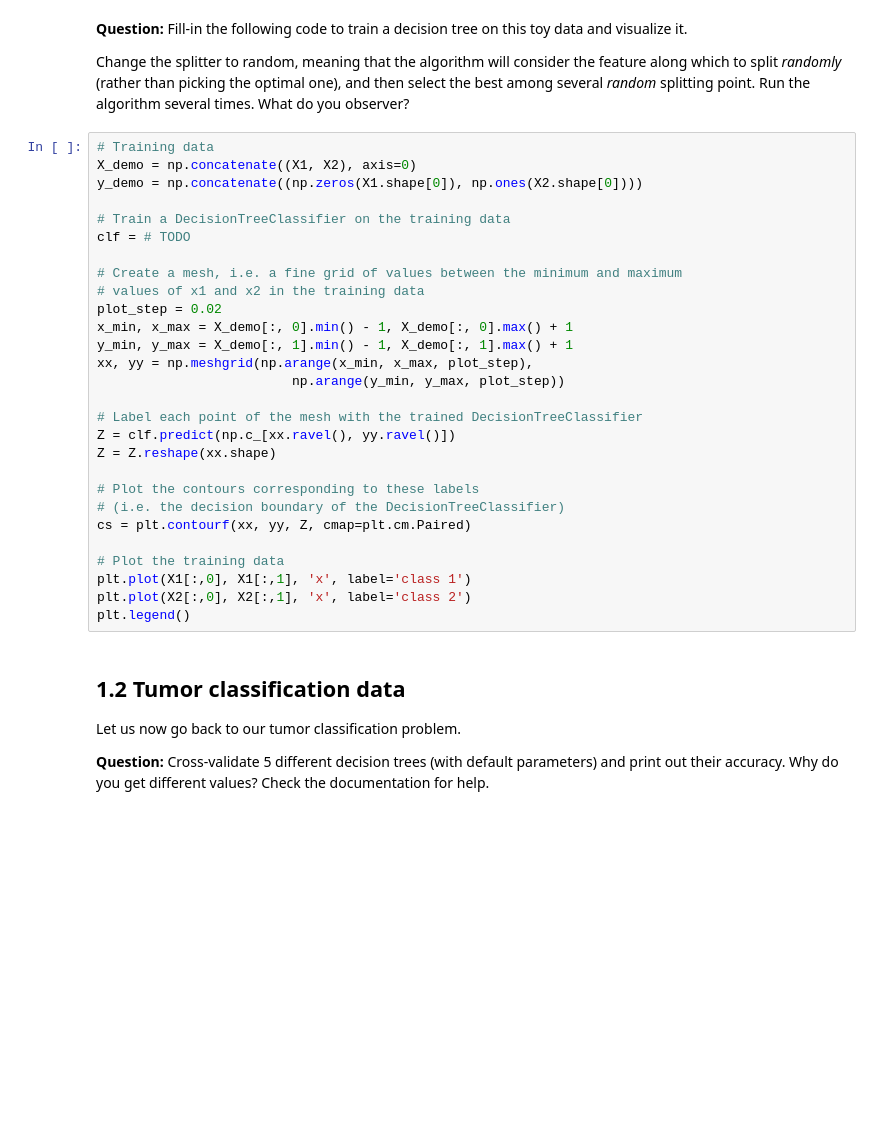
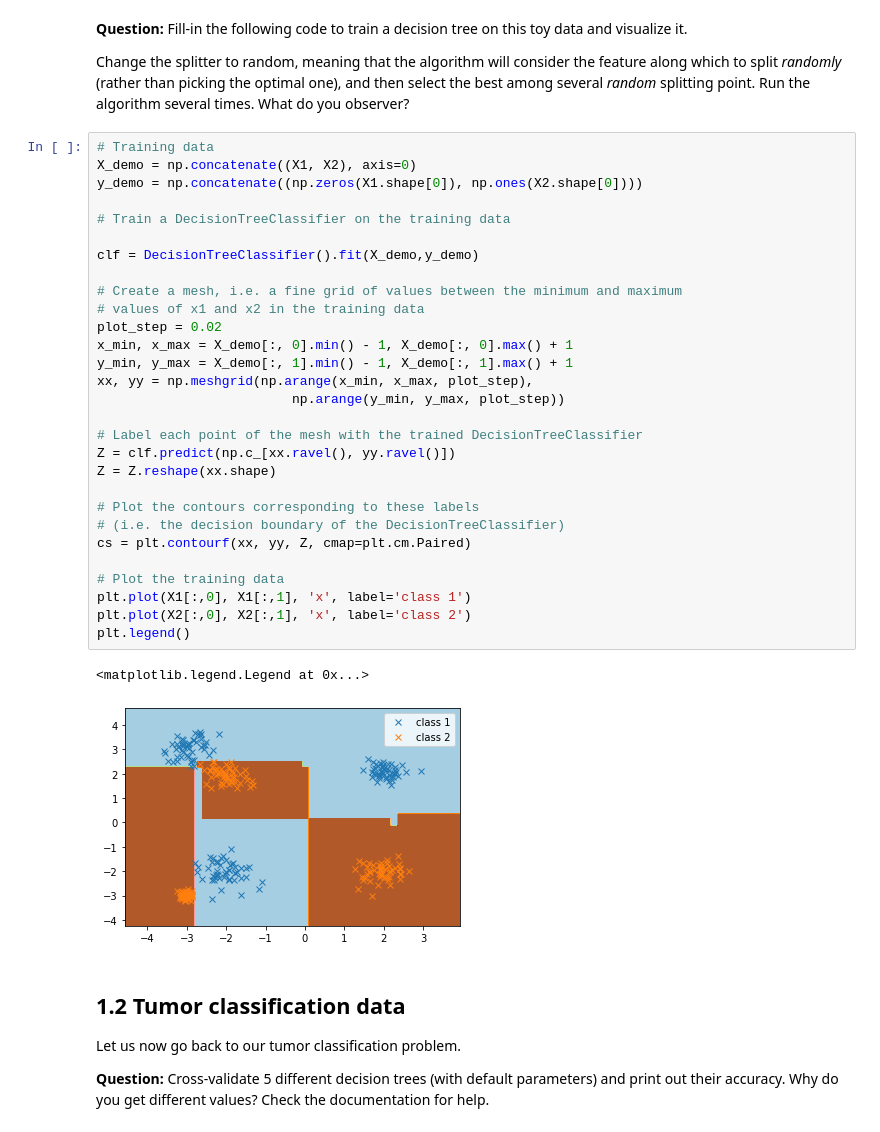
Before and after one commit to abdeljelilmaadi/2022-mines-HPC-AI-TD, a Jupyter notebook: 06-TreesAndForests.ipynb, the cells around one changed output. Cells and saved outputs as stored; diff of their text form; blank space fills up the shorter version.

```diff
--- a/06-TreesAndForests.ipynb
+++ b/06-TreesAndForests.ipynb
@@ -128,31 +141,35 @@ Change the splitter to random, meaning that the algorithm will consider the feat
 # %%
 # Training data
 X_demo = np.concatenate((X1, X2), axis=0)
 y_demo = np.concatenate((np.zeros(X1.shape[0]), np.ones(X2.shape[0])))
 
 # Train a DecisionTreeClassifier on the training data
-clf = # TODO
+
+clf = DecisionTreeClassifier().fit(X_demo,y_demo)
 
 # Create a mesh, i.e. a fine grid of values between the minimum and maximum
 # values of x1 and x2 in the training data
 plot_step = 0.02
 x_min, x_max = X_demo[:, 0].min() - 1, X_demo[:, 0].max() + 1
 y_min, y_max = X_demo[:, 1].min() - 1, X_demo[:, 1].max() + 1
 xx, yy = np.meshgrid(np.arange(x_min, x_max, plot_step),
                          np.arange(y_min, y_max, plot_step))
 
 # Label each point of the mesh with the trained DecisionTreeClassifier
 Z = clf.predict(np.c_[xx.ravel(), yy.ravel()])
 Z = Z.reshape(xx.shape)
 
 # Plot the contours corresponding to these labels
 # (i.e. the decision boundary of the DecisionTreeClassifier)
 cs = plt.contourf(xx, yy, Z, cmap=plt.cm.Paired)
 
 # Plot the training data
 plt.plot(X1[:,0], X1[:,1], 'x', label='class 1')
 plt.plot(X2[:,0], X2[:,1], 'x', label='class 2')
 plt.legend()
+# %% [output]
+<matplotlib.legend.Legend at 0x...>
+[figure, added]
 # %% [markdown]
 ## 1.2 Tumor classification data
 
```
Also changed, not shown: parts of 8 cells of this notebook, 6 other files.
